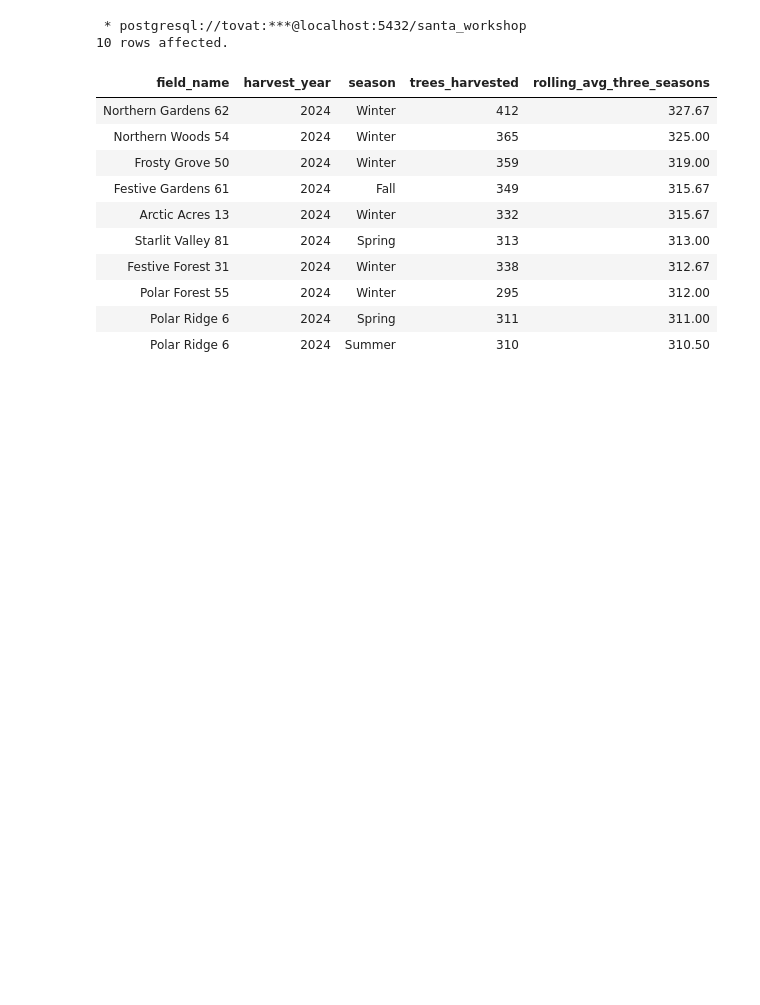
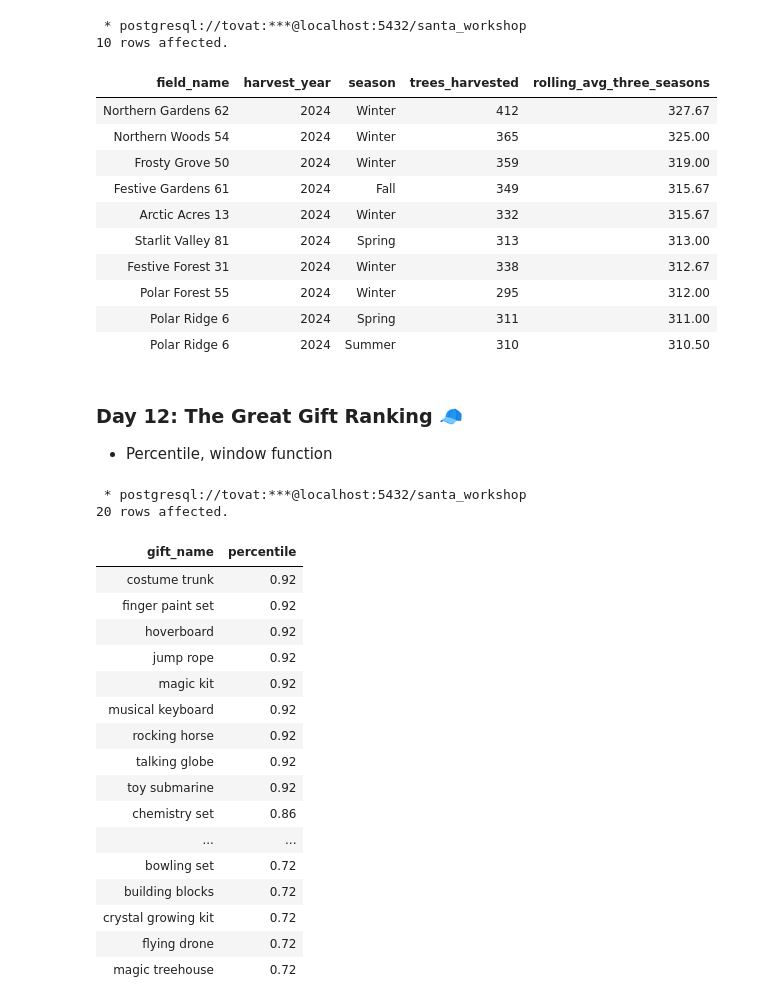
Before and after one commit to tovat/SQL-Advent-Calendars, a Jupyter notebook: advent-of-sql.ipynb, the cells around one changed output. Cells and saved outputs as stored; diff of their text form; code cells hidden in the pictures; blank space fills up the shorter version.

```diff
--- a/advent-of-sql.ipynb
+++ b/advent-of-sql.ipynb
@@ -393,3 +394,44 @@ LIMIT 10;
 | Polar Forest 55 | 2024 | Winter | 295 | 312.00 |
 | Polar Ridge 6 | 2024 | Spring | 311 | 311.00 |
 | Polar Ridge 6 | 2024 | Summer | 310 | 310.50 |
+# %% [markdown]
+### <b>Day 12:</b> The Great Gift Ranking 🧢
+- Percentile, window function
+# %%
+%%sql
+
+-- TODO: Add a dense rank to get the second highest percentile directly
+
+SELECT gift_name,
+    ROUND(percentile::numeric, 2) as percentile
+FROM (
+    SELECT gift_name,
+        COUNT(r.gift_id) as gift_requested,
+        PERCENT_RANK() OVER (ORDER BY COUNT(r.gift_id)) as percentile
+    FROM gifts g
+    JOIN gift_requests r
+    ON g.gift_id = r.gift_id
+    GROUP BY g.gift_id
+) subquery
+ORDER BY percentile DESC, gift_name ASC
+LIMIT 20;
+# %% [output]
+ * postgresql://tovat:***@localhost:5432/santa_workshop
+20 rows affected.
+| gift_name | percentile |
+| costume trunk | 0.92 |
+| finger paint set | 0.92 |
+| hoverboard | 0.92 |
+| jump rope | 0.92 |
+| magic kit | 0.92 |
+| musical keyboard | 0.92 |
+| rocking horse | 0.92 |
+| talking globe | 0.92 |
+| toy submarine | 0.92 |
+| chemistry set | 0.86 |
+| ... | ... |
+| bowling set | 0.72 |
+| building blocks | 0.72 |
+| crystal growing kit | 0.72 |
+| flying drone | 0.72 |
+| magic treehouse | 0.72 |
```
Also changed, not shown: parts of 1 cell of this notebook.
